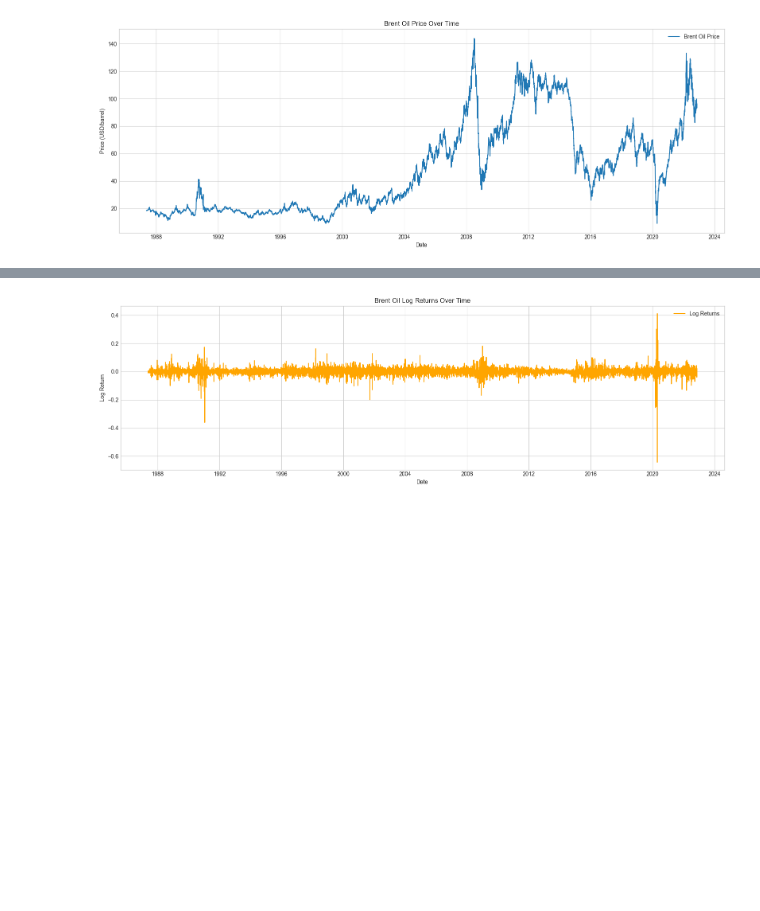
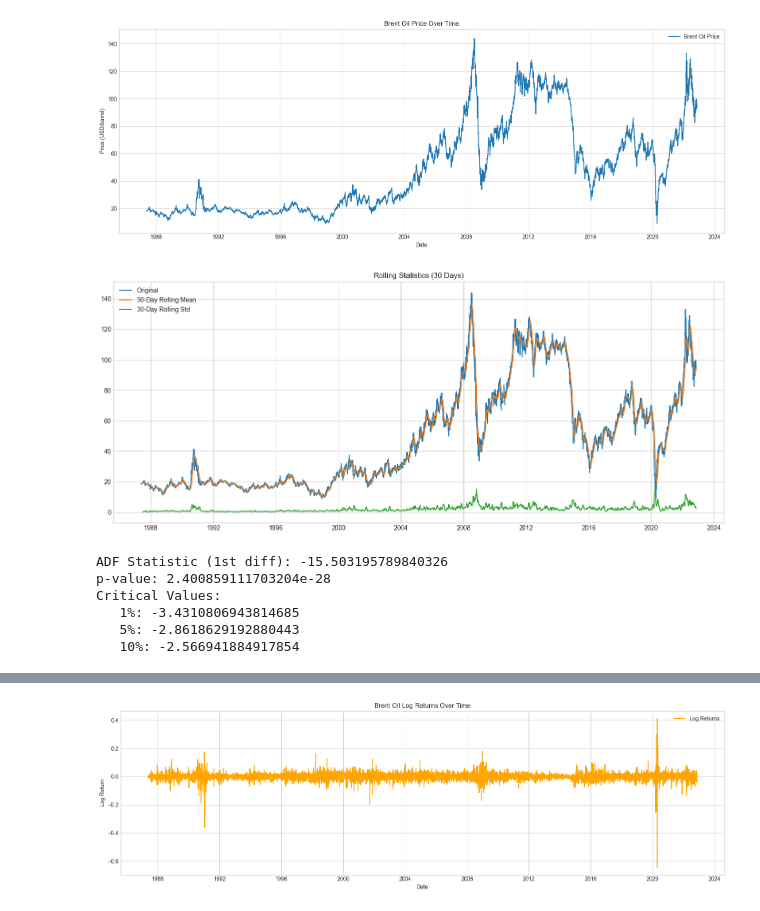
Before and after one commit to OliyadM/brent-oil-price-modeling, a Jupyter notebook: notebooks/01_explore_brent_data.ipynb, the cells around one changed output, grey strips where cells are left out. Saved outputs shown, nothing was run; the diff lists cells and outputs as text; code cells hidden in the pictures; blank space fills up the shorter version.

```diff
--- a/notebooks/01_explore_brent_data.ipynb
+++ b/notebooks/01_explore_brent_data.ipynb
@@ -45,3 +66,39 @@ plt.tight_layout()
 plt.show()
 # %% [output]
 [figure]
+# %%
+df['Rolling_Mean'] = df['Price'].rolling(window=30).mean()
+df['Rolling_Std'] = df['Price'].rolling(window=30).std()
+
+plt.figure(figsize=(14, 6))
+plt.plot(df['Date'], df['Price'], label='Original')
+plt.plot(df['Date'], df['Rolling_Mean'], label='30-Day Rolling Mean')
+plt.plot(df['Date'], df['Rolling_Std'], label='30-Day Rolling Std')
+plt.title('Rolling Statistics (30 Days)')
+plt.legend()
+plt.grid(True)
+plt.tight_layout()
+plt.show()
+# %% [output]
+[figure, added]
+# %%
+# First-order differencing
+df['Price_diff'] = df['Price'].diff()
+
+# Drop the first NA
+df_diff = df.dropna()
+
+# Re-run the ADF test on the differenced series
+result_diff = adfuller(df_diff['Price_diff'])
+print('ADF Statistic (1st diff):', result_diff[0])
+print('p-value:', result_diff[1])
+print('Critical Values:')
+for key, value in result_diff[4].items():
+    print(f'   {key}: {value}')
+# %% [output]
+ADF Statistic (1st diff): -15.503195789840326
+p-value: 2.400859111703204e-28
+Critical Values:
+   1%: -3.4310806943814685
+   5%: -2.8618629192880443
+   10%: -2.566941884917854
```
Also changed, not shown: parts of 4 cells of this notebook.
